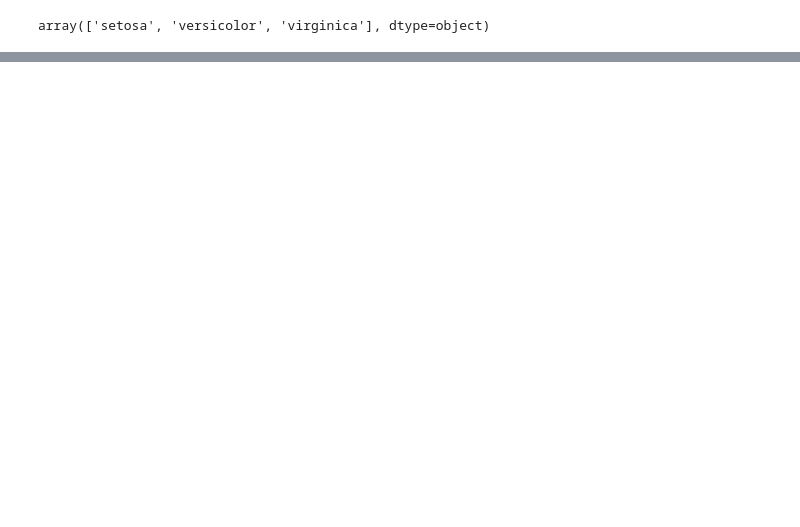
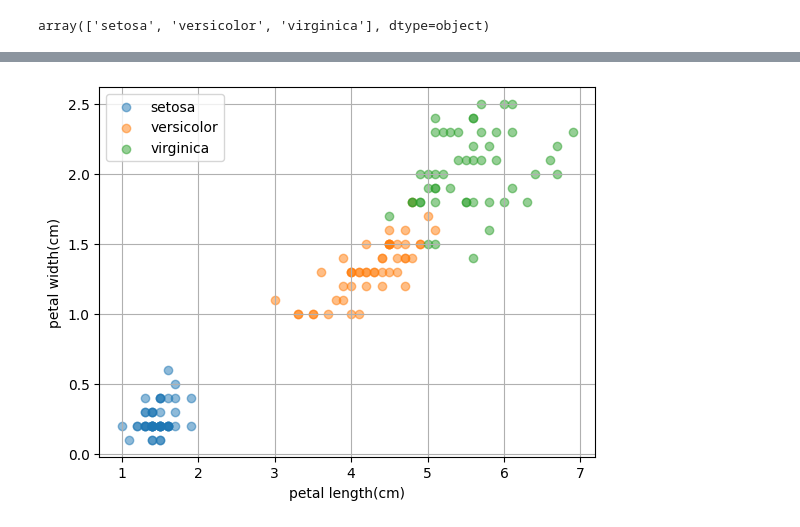
Before and after one commit to Sjleerodls/Data_Analysis, a Jupyter notebook: lab_da/da04_matplotlib_py.ipynb, the cells around one changed output, grey strips where cells are left out. Saved outputs shown, nothing was run; the diff lists cells and outputs as text; code cells hidden in the pictures; blank space fills up the shorter version.

```diff
--- a/lab_da/da04_matplotlib_py.ipynb
+++ b/lab_da/da04_matplotlib_py.ipynb
@@ -844,0 +860,14 @@ plt.show()
+# %%
+species = df.species.unique()
+for s in species:
+    subset_df = df[df.species == s]
+    plt.scatter(x=subset_df.petal_length, y=subset_df.petal_width, label=s, alpha=0.5)
+
+plt.legend()
+plt.xlabel('petal length(cm)')
+plt.ylabel('petal width(cm)')
+plt.grid()
+
+plt.show()
+# %% [output]
+[figure, added]
```
Also changed, not shown: parts of 14 cells of this notebook.
